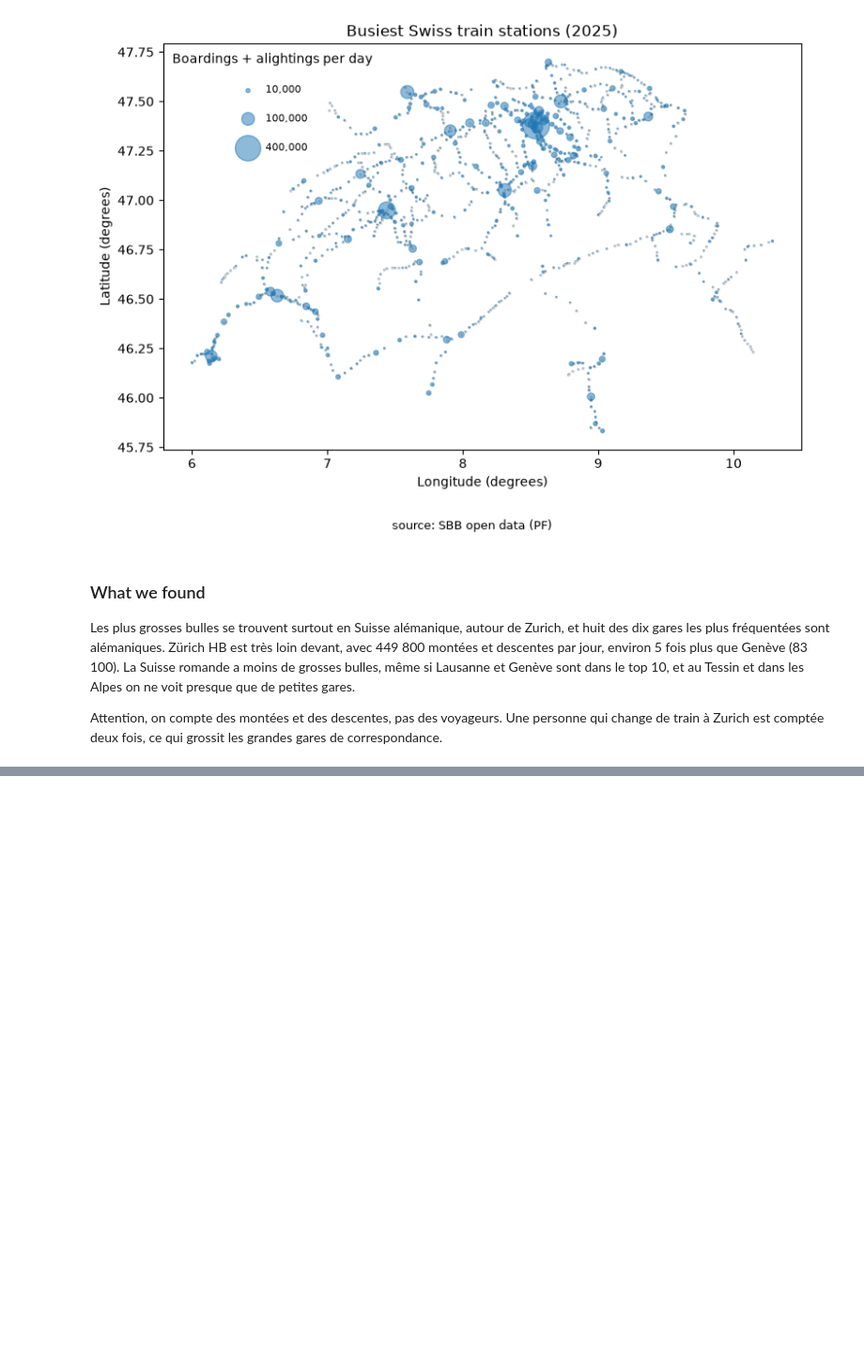
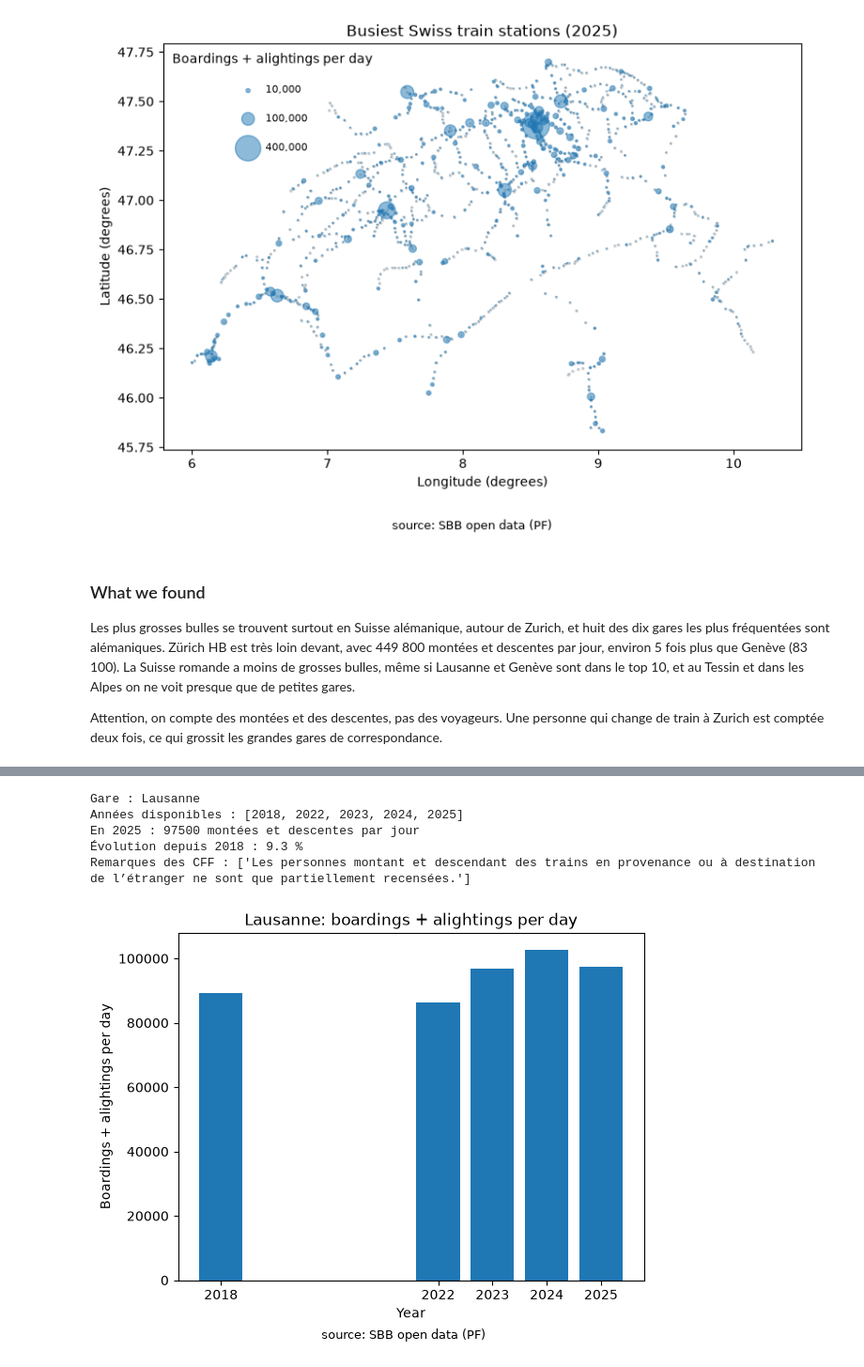
Before and after one commit to fatimaalame/seminaire-de-programmation, a Jupyter notebook: CW2_Ticket2Ride/ticket2ride.ipynb, the cells around one changed output, grey strips where cells are left out. Shown at 94% size. Cells and saved outputs as stored; diff of their text form; code cells hidden in the pictures; blank space fills up the shorter version.

```diff
--- a/CW2_Ticket2Ride/ticket2ride.ipynb
+++ b/CW2_Ticket2Ride/ticket2ride.ipynb
@@ -263,0 +333,9 @@ Attention, on compte des montées et des descentes, pas des voyageurs. Une perso
+# %%
+analyser_gare("Lausanne")
+# %% [output]
+Gare : Lausanne
+Années disponibles : [2018, 2022, 2023, 2024, 2025]
+En 2025 : 97500 montées et descentes par jour
+Évolution depuis 2018 : 9.3 %
+Remarques des CFF : ['Les personnes montant et descendant des trains en provenance ou à destination de l’étranger ne sont que partiellement recensées.']
+[figure, added]
```
Also changed, not shown: parts of 11 cells of this notebook, 1 other file.
